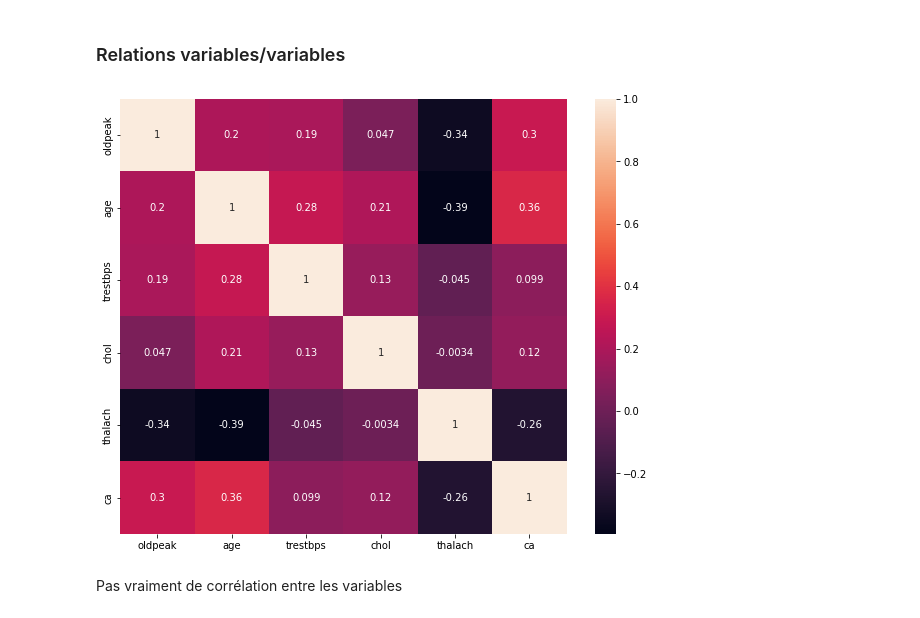
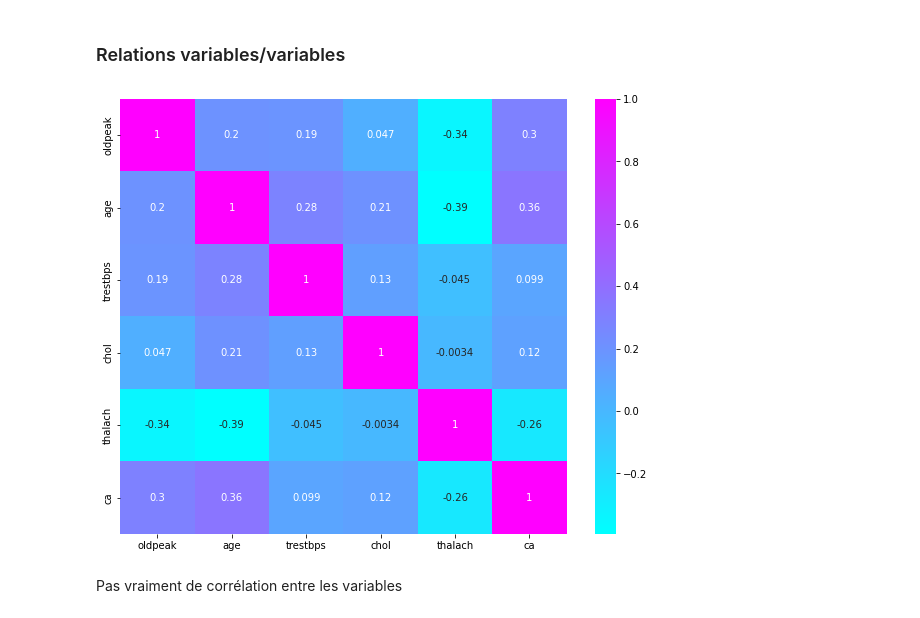
Before and after one commit to VictoorV/Heart_Attack, a Jupyter notebook: Projet heart attack.ipynb, the cells around one changed output. Drawn from its saved outputs; the diff is of its cells as text; code cells hidden in the pictures.

```diff
--- a/Projet heart attack.ipynb
+++ b/Projet heart attack.ipynb
@@ -393,10 +393,10 @@ Attention au data leaking
 ### Relations variables/variables
 # %%
 plt.figure(figsize=(10,8))
-sns.heatmap(df[features_float+features_int].corr(), annot=True)
+sns.heatmap(df[features_float+features_int].corr(), annot=True, cmap='cool')
 plt.show()
 # %% [output]
-[figure, old version]
+[figure, new version]
 # %% [markdown]
 Pas vraiment de corrélation entre les variables
 # %% [markdown]
```
Also changed, not shown: parts of 9 cells of this notebook.
